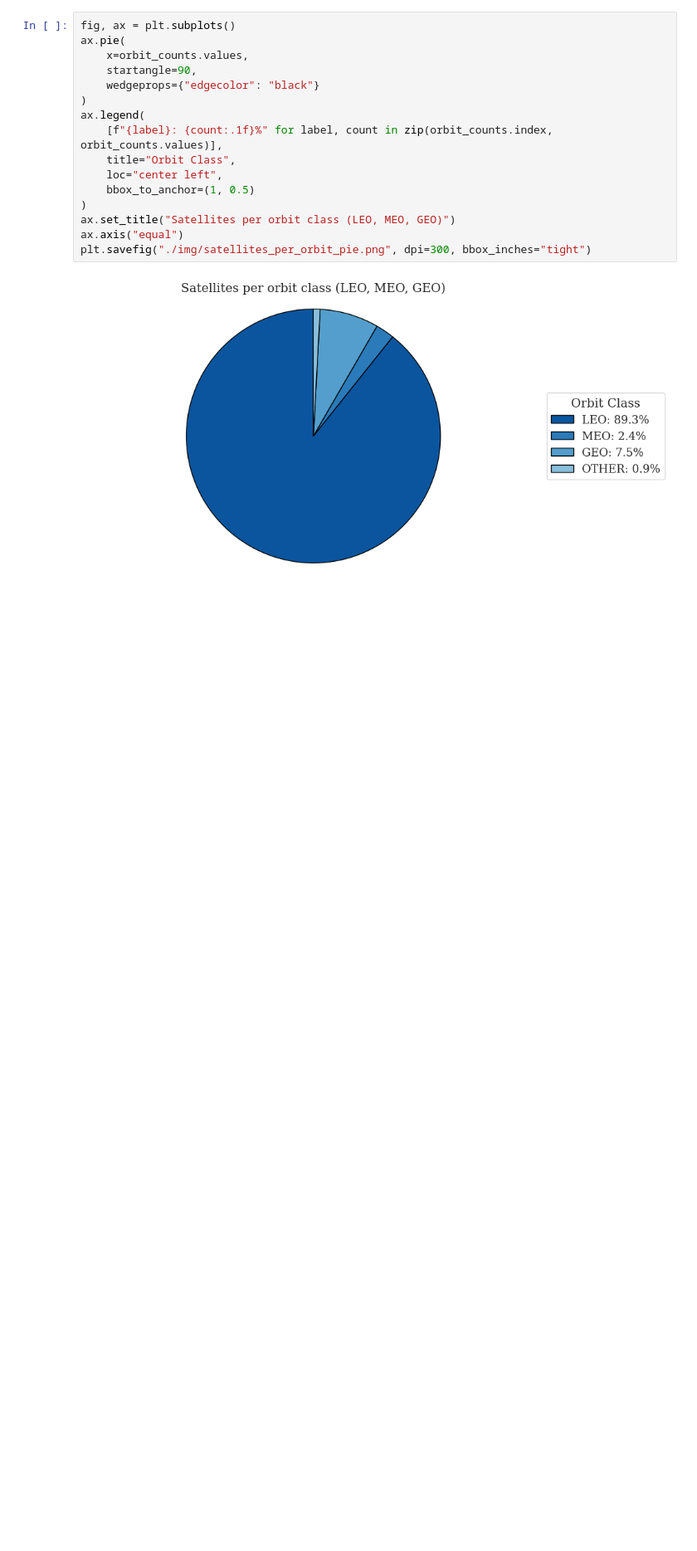
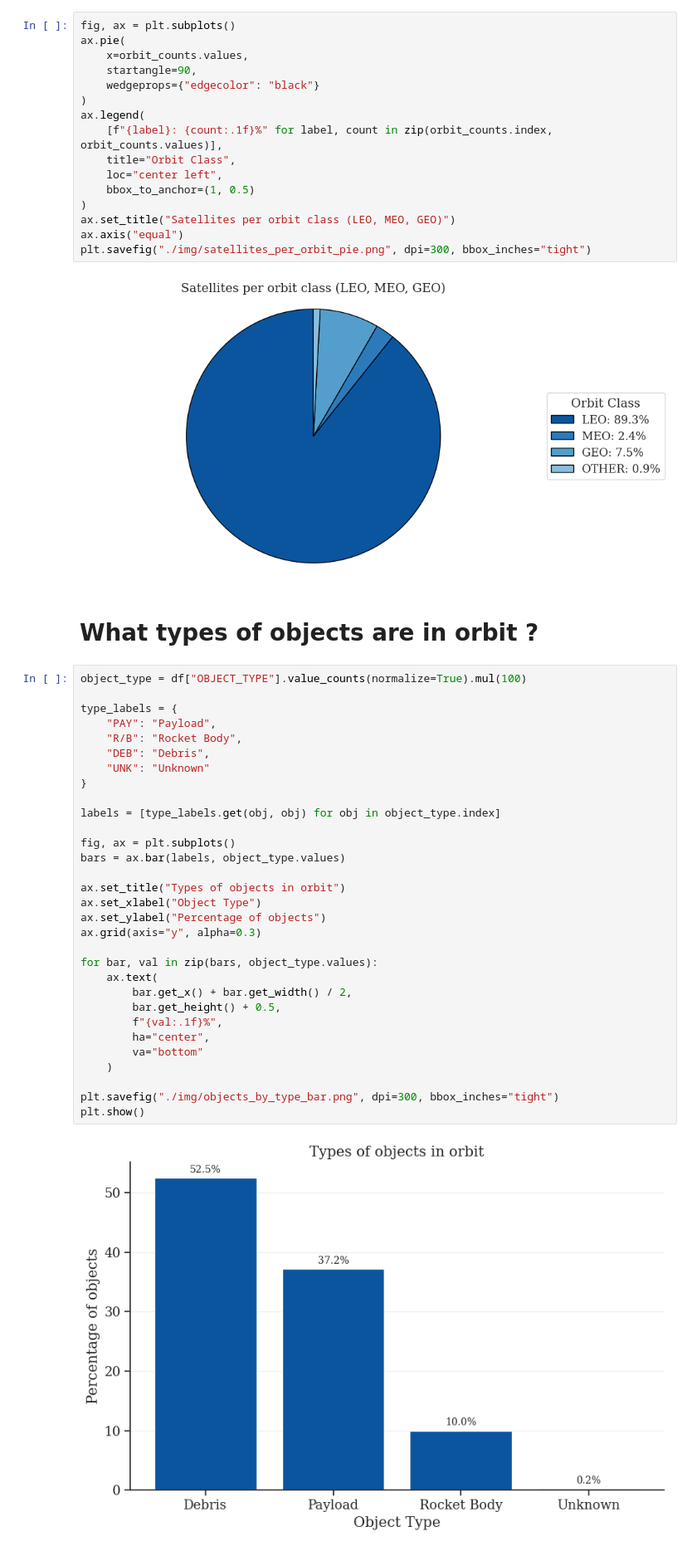
Before and after one commit to com-480-data-visualization/404-OrbitNotFound, a Jupyter notebook: reports/Milestone_1/EDA.ipynb, the cells around one changed output. Shown at 83% size. Cells and saved outputs as stored; diff of their text form; blank space fills up the shorter version.

Commit message:
add types of object part

```diff
--- a/reports/Milestone_1/EDA.ipynb
+++ b/reports/Milestone_1/EDA.ipynb
@@ -227,3 +228,38 @@ ax.axis("equal")
 plt.savefig("./img/satellites_per_orbit_pie.png", dpi=300, bbox_inches="tight")
 # %% [output]
 [figure]
+# %% [markdown]
+# What types of objects are in orbit ?<a id='toc5_'></a>
+# %%
+object_type = df["OBJECT_TYPE"].value_counts(normalize=True).mul(100)
+
+type_labels = {
+    "PAY": "Payload",
+    "R/B": "Rocket Body",
+    "DEB": "Debris",
+    "UNK": "Unknown"
+}
+
+labels = [type_labels.get(obj, obj) for obj in object_type.index]
+
+fig, ax = plt.subplots()
+bars = ax.bar(labels, object_type.values)
+
+ax.set_title("Types of objects in orbit")
+ax.set_xlabel("Object Type")
+ax.set_ylabel("Percentage of objects")
+ax.grid(axis="y", alpha=0.3)
+
+for bar, val in zip(bars, object_type.values):
+    ax.text(
+        bar.get_x() + bar.get_width() / 2,
+        bar.get_height() + 0.5,
+        f"{val:.1f}%",
+        ha="center",
+        va="bottom"
+    )
+
+plt.savefig("./img/objects_by_type_bar.png", dpi=300, bbox_inches="tight")
+plt.show()
+# %% [output]
+[figure, added]
```
Also changed, not shown: parts of 1 cell of this notebook.
